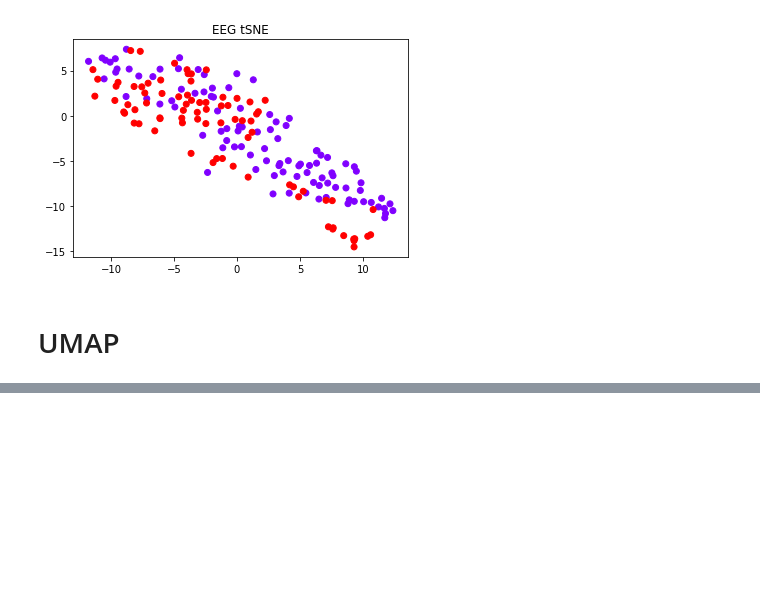
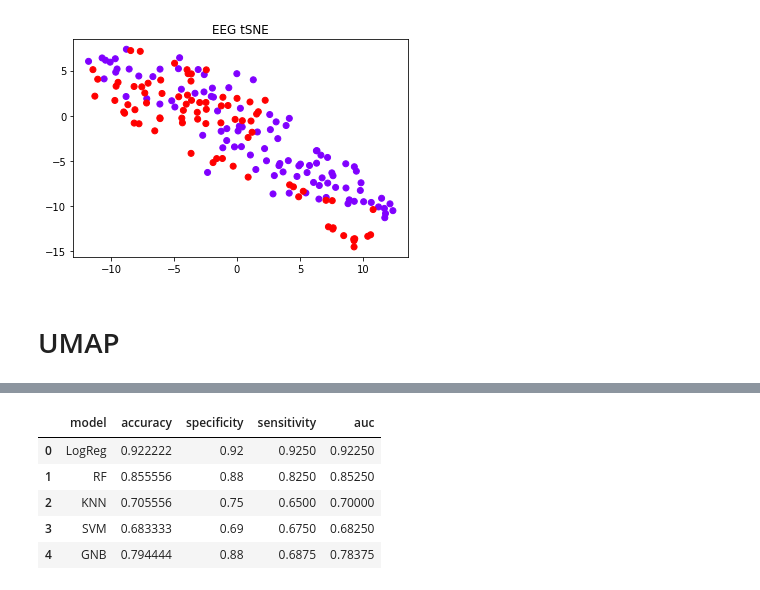
Before and after one commit to hammadkhann/ML-for-AI-and-DS, a Jupyter notebook: Case_study1/Feature_Engineering_Case_Study_1_Hammad.ipynb, the cells around one changed output, grey strips where cells are left out. Saved outputs shown, nothing was run; the diff lists cells and outputs as text; code cells hidden in the pictures; blank space fills up the shorter version.

```diff
--- a/Case_study1/Feature_Engineering_Case_Study_1_Hammad.ipynb
+++ b/Case_study1/Feature_Engineering_Case_Study_1_Hammad.ipynb
@@ -434,0 +480,19 @@ Text(0.5, 1.0, 'UMAP tSNE')
+# %%
+import umap.umap_ as umap
+n_comp = 2
+umap  = umap.UMAP(min_dist=0.9,n_components=n_comp).fit(X)
+X_umap = pd.DataFrame(umap.transform(X))
+X_df = pd.DataFrame(anova_rfe_data)
+X_umap.columns = ['umap_'+str(i) for i in range(n_comp)]
+umap_data = pd.concat([X_df,  X_umap], axis=1)
+umap_data = np.array(umap_data)
+# %%
+umap_results = evaluate(models, umap_data, kf)
+umap_results
+# %% [output]
+|  | model | accuracy | specificity | sensitivity | auc |
+| 0 | LogReg | 0.922222 | 0.92 | 0.9250 | 0.92250 |
+| 1 | RF | 0.855556 | 0.88 | 0.8250 | 0.85250 |
+| 2 | KNN | 0.705556 | 0.75 | 0.6500 | 0.70000 |
+| 3 | SVM | 0.683333 | 0.69 | 0.6750 | 0.68250 |
+| 4 | GNB | 0.794444 | 0.88 | 0.6875 | 0.78375 |
```
Also changed, not shown: parts of 13 cells of this notebook.
